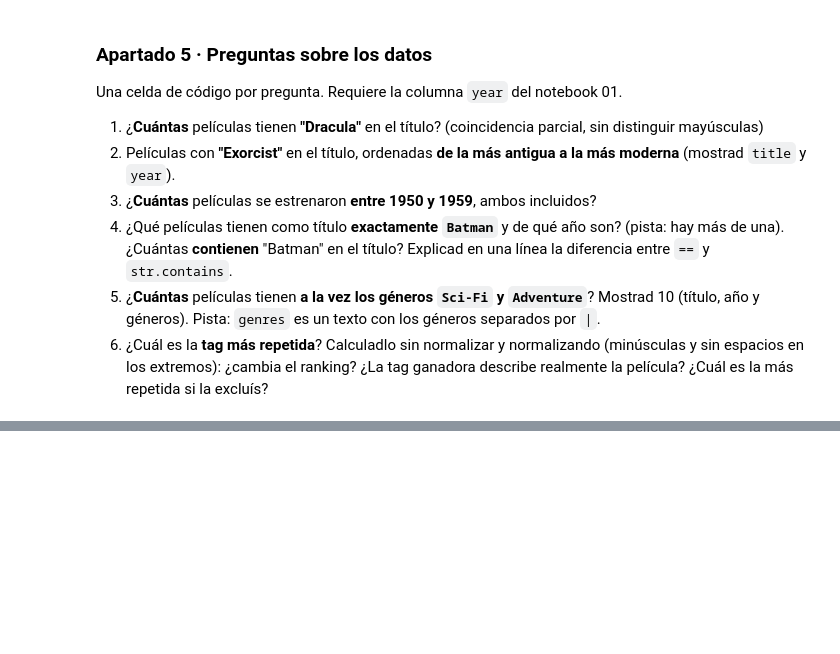
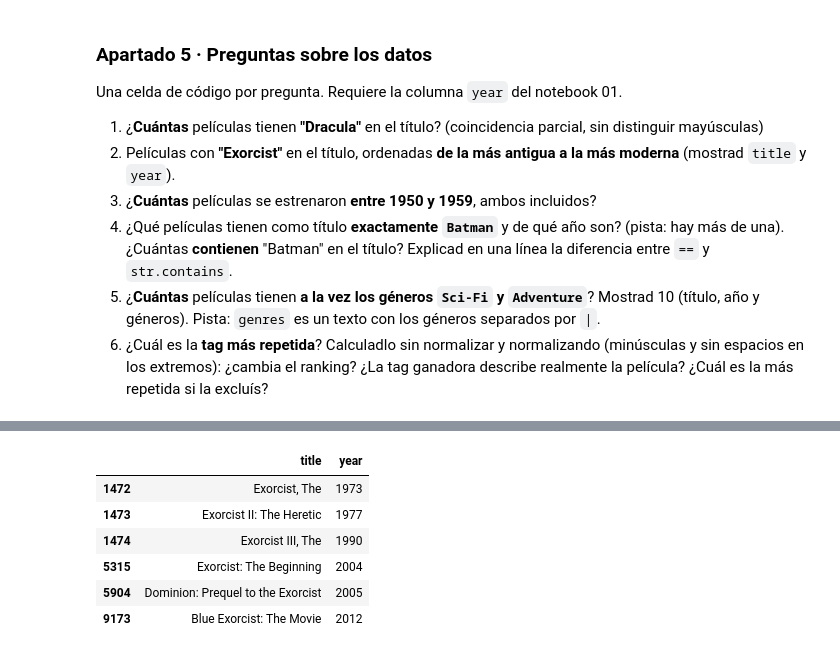
Before and after one commit to vmmaiz/tc-catalogo-peliculas, a Jupyter notebook: 02_analisis.ipynb, the cells around one changed output, grey strips where cells are left out. Drawn from its saved outputs; the diff is of its cells as text; code cells hidden in the pictures; blank space fills up the shorter version.

```diff
--- a/02_analisis.ipynb
+++ b/02_analisis.ipynb
@@ -207,4 +223,18 @@ Una celda de código por pregunta. Requiere la columna `year` del notebook 01.
 # %%
 # --- 5.2 Exorcist (de más antigua a más moderna) ---
+
+exorcist = (
+    movies.loc[movies["title"].str.contains("exorcist", case=False, na=False), ["title", "year"]]
+    .sort_values("year")
+)
+display(exorcist)
+# %% [output]
+|  | title | year |
+| 1472 | Exorcist, The | 1973 |
+| 1473 | Exorcist II: The Heretic | 1977 |
+| 1474 | Exorcist III, The | 1990 |
+| 5315 | Exorcist: The Beginning | 2004 |
+| 5904 | Dominion: Prequel to the Exorcist | 2005 |
+| 9173 | Blue Exorcist: The Movie | 2012 |
 # %%
 # --- 5.3 Películas entre 1950 y 1959 ---
```
Also changed, not shown: parts of 5 cells of this notebook.
